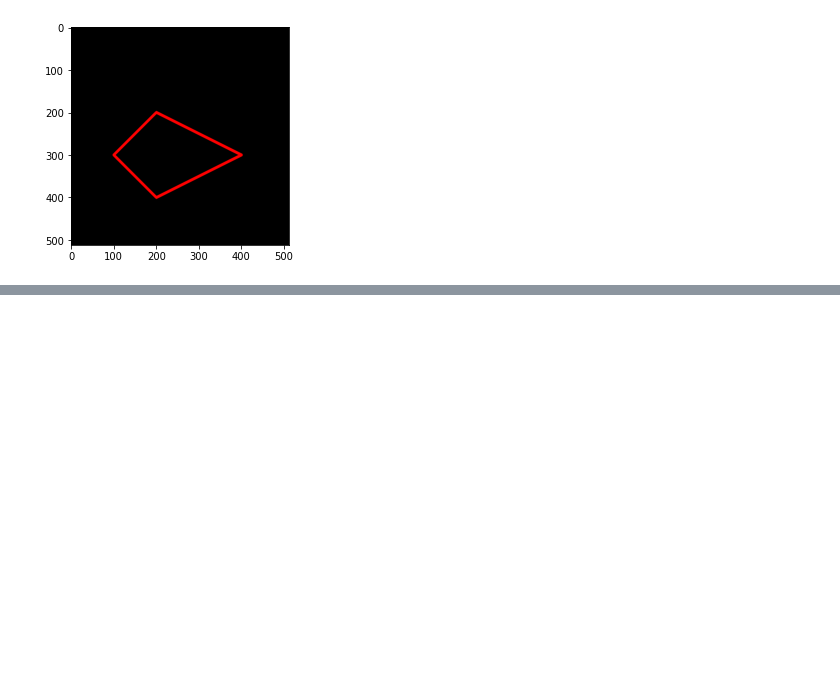
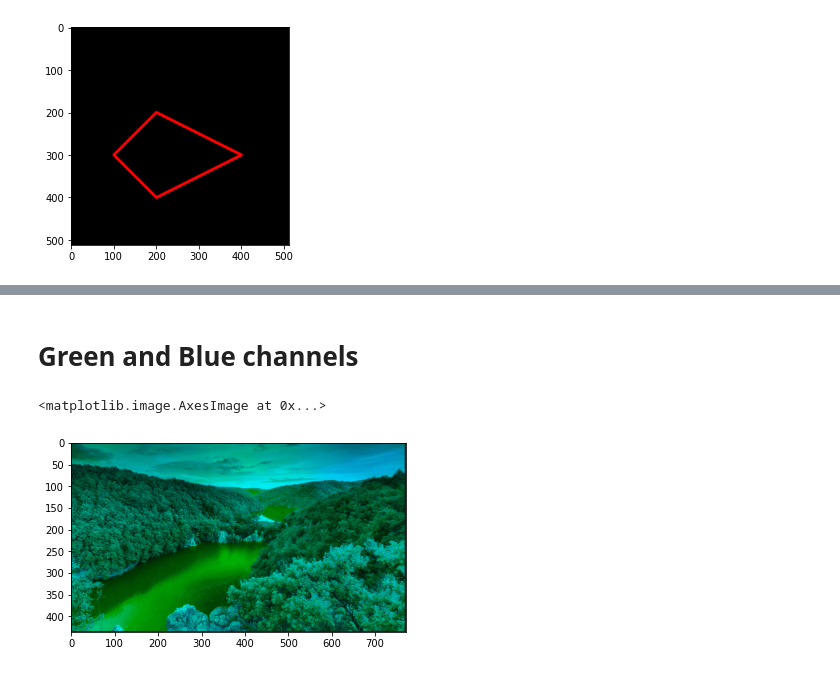
Before and after one commit to Omar630603/DIP-Course-2022, a Jupyter notebook: Week2.ipynb, the cells around one changed output, grey strips where cells are left out. Cells and saved outputs as stored; diff of their text form; code cells hidden in the pictures; blank space fills up the shorter version.

```diff
--- a/Week2.ipynb
+++ b/Week2.ipynb
@@ -141,0 +170,9 @@ plt.imshow(black_img2)
+# %% [markdown]
+# Green and Blue channels
+# %%
+imageGreenBlue = cv.cvtColor(image, cv.COLOR_BGR2RGB)
+imageGreenBlue[:,:,0] = 0
+plt.imshow(imageGreenBlue)
+# %% [output]
+<matplotlib.image.AxesImage at 0x...>
+[figure, added]
```
Also changed, not shown: parts of 16 cells of this notebook.
